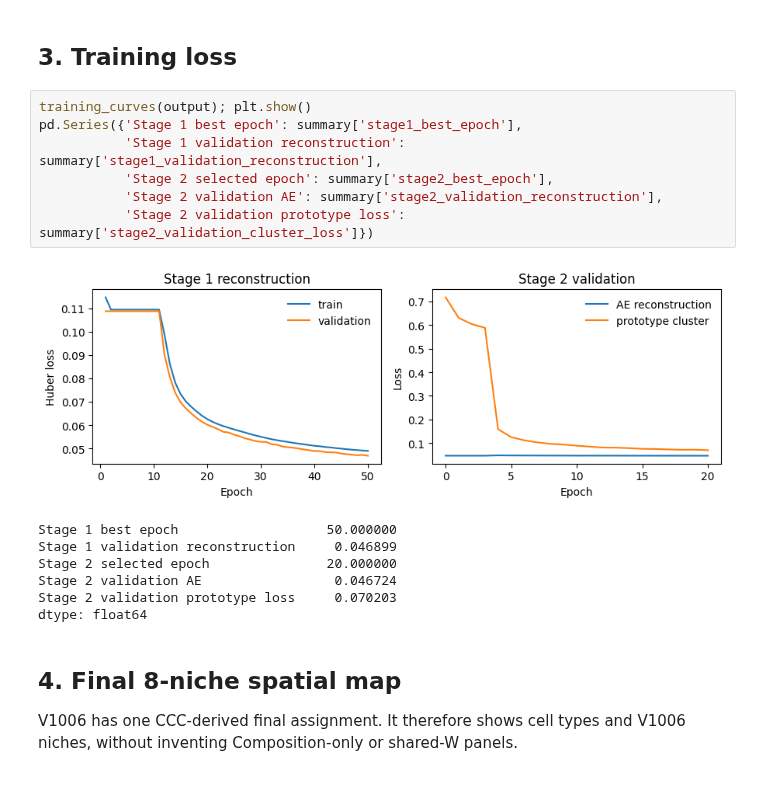
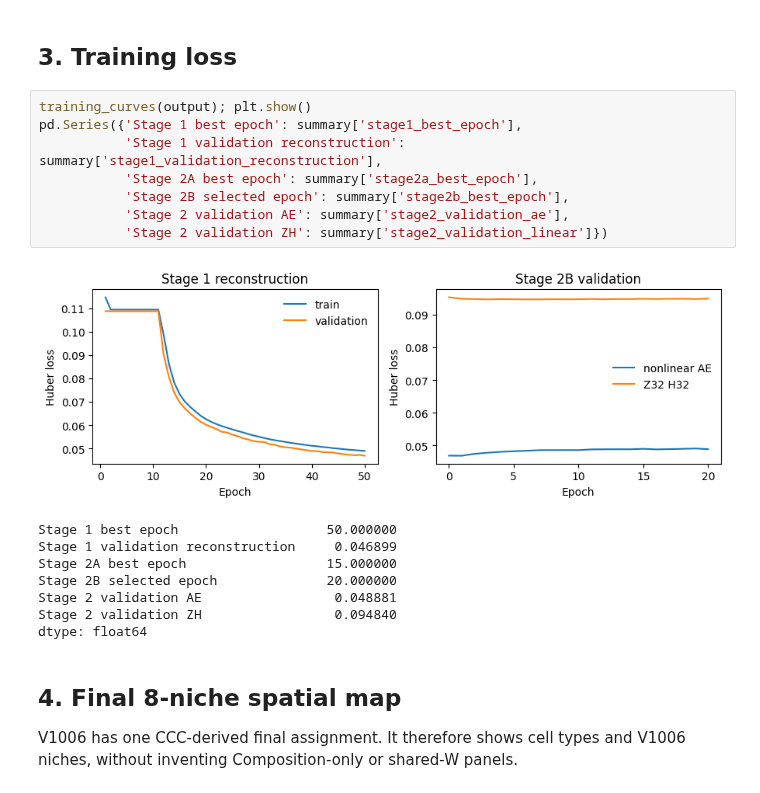
Before and after one commit to shuailinxue/CCC_Phe, a Jupyter notebook: V1006/XeniumPrime5K_Breast_V1006_niche_walkthrough.ipynb, the cells around one changed output. Drawn from its saved outputs; the diff is of its cells as text.

```diff
--- a/V1006/XeniumPrime5K_Breast_V1006_niche_walkthrough.ipynb
+++ b/V1006/XeniumPrime5K_Breast_V1006_niche_walkthrough.ipynb
@@ -42,17 +42,19 @@ Niche CCC profiles are soft-weighted means of the observed directed CCC vectors.
 # %%
 training_curves(output); plt.show()
 pd.Series({'Stage 1 best epoch': summary['stage1_best_epoch'],
            'Stage 1 validation reconstruction': summary['stage1_validation_reconstruction'],
-           'Stage 2 selected epoch': summary['stage2_best_epoch'],
-           'Stage 2 validation AE': summary['stage2_validation_reconstruction'],
-           'Stage 2 validation prototype loss': summary['stage2_validation_cluster_loss']})
+           'Stage 2A best epoch': summary['stage2a_best_epoch'],
+           'Stage 2B selected epoch': summary['stage2b_best_epoch'],
+           'Stage 2 validation AE': summary['stage2_validation_ae'],
+           'Stage 2 validation ZH': summary['stage2_validation_linear']})
 # %% [output]
-[figure, old version]
+[figure, new version]
 Stage 1 best epoch                   50.000000
 Stage 1 validation reconstruction     0.046899
-Stage 2 selected epoch               20.000000
-Stage 2 validation AE                 0.046724
-Stage 2 validation prototype loss     0.070203
+Stage 2A best epoch                  15.000000
+Stage 2B selected epoch              20.000000
+Stage 2 validation AE                 0.048881
+Stage 2 validation ZH                 0.094840
 dtype: float64
 # %% [markdown]
 ## 4. Final 8-niche spatial map
```
Also changed, not shown: parts of 14 cells of this notebook, 13 other files.
